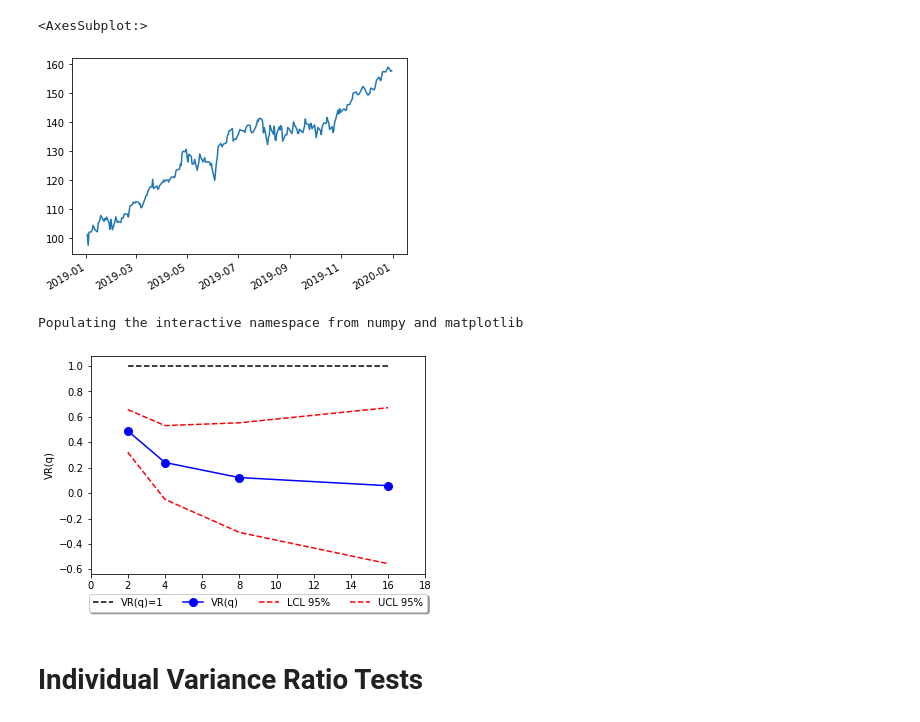
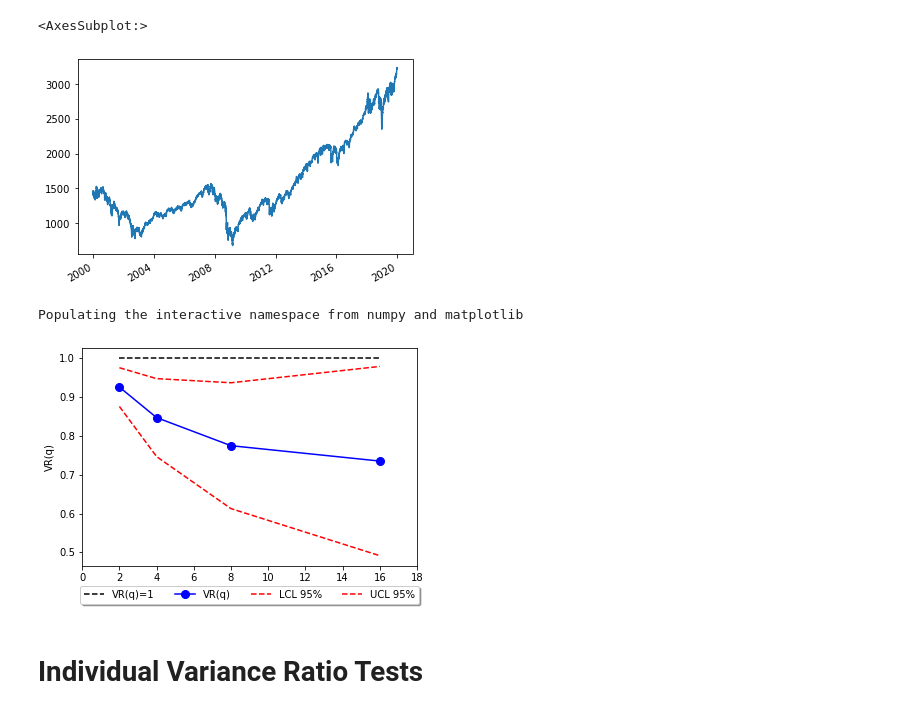
Before and after one commit to danpele/Stat_fin_markets, a Jupyter notebook: SFM_EMH_Tests/SFM_MVR_Test.ipynb, the cells around one changed output. Cells and saved outputs as stored; diff of their text form; code cells hidden in the pictures.

```diff
--- a/SFM_EMH_Tests/SFM_MVR_Test.ipynb
+++ b/SFM_EMH_Tests/SFM_MVR_Test.ipynb
@@ -14,12 +14,12 @@ from arch.unitroot import VarianceRatio
 from yahoo_fin.stock_info import *
 
 # We will look at stock prices
-start = datetime.datetime(2019,1,1)
+start = datetime.datetime(2000,1,1)
 end = datetime.datetime(2020,1,1)
 
 
 
-stock = get_data('msft' , start_date = start, end_date = end)
+stock = get_data('^GSPC' , start_date = start, end_date = end)
 
 stock.head()
 
@@ -31,10 +31,10 @@ log_return = np.log(1+simple_return)
 stock["close"].plot(grid = False) # Plot the adjusted closing price
 # %% [output]
 <AxesSubplot:>
-[figure, old version]
+[figure, new version]
 # %%
-x = np.asarray(log_return)
-#x = np.log(x)
+x = np.asarray(close)
+x = np.log(x)
 N=len(x)
 vr_1=[]
 vrt = []
@@ -59,34 +59,34 @@ def VRTest():
         se=np.sqrt(vr._stat_variance)/np.sqrt(vr._nobs-1)
         stderr.append(se)
         lower=vr.vr-stat.norm.ppf(1-alpha/2)*se
         upper=vr.vr+stat.norm.ppf(1-alpha/2)*se
         one=1
         zvrt.append(vr.stat)
         lcl.append(lower)
         ucl.append(upper)
         vr_1.append(one)
         p_value.append(vr.pvalue)
 
     return vrt,p_value,zvrt,q,stderr
 VRTest()
 
 confidence=1-alpha
 %pylab inline
 #pylab.rcParams['figure.figsize'] = (15, 9)   # Change the size of plots
 #plt.ylim(min(lcl), max(ucl))
 plt.xlim(0, 2**k+2)
 plt.xlabel( 'q' )
 plt.ylabel( 'VR(q)' )
 plt.plot(q, vr_1,color='black', linestyle='dashed', label='VR(q)=1')
 plt.plot(q, vrt, color='blue', marker='o',markerfacecolor='blue', markersize=8,label='VR(q)')
 plt.plot(q, lcl,color='red', linestyle='dashed', label='LCL ' +str('{:.0%}'.format(confidence)))
 plt.plot(q, ucl,color='red', linestyle='dashed', label='UCL ' +str('{:.0%}'.format(confidence)))
 plt.legend(loc='upper center', bbox_to_anchor=(0.5, -0.07),fancybox=True, shadow=True, ncol=5)
 
 plt.show()
 # %% [output]
 Populating the interactive namespace from numpy and matplotlib
-[figure, old version]
+[figure, new version]
 # %% [markdown]
 # Individual Variance Ratio Tests
 # %%
```
Also changed, not shown: parts of 3 cells of this notebook.
